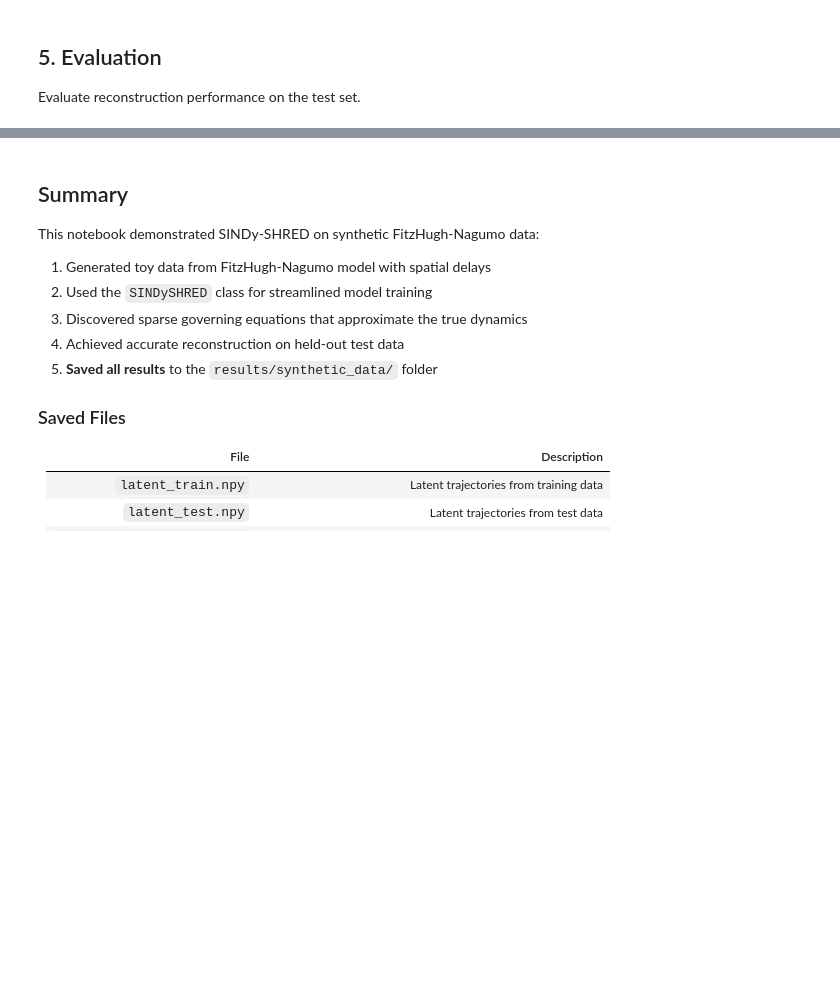
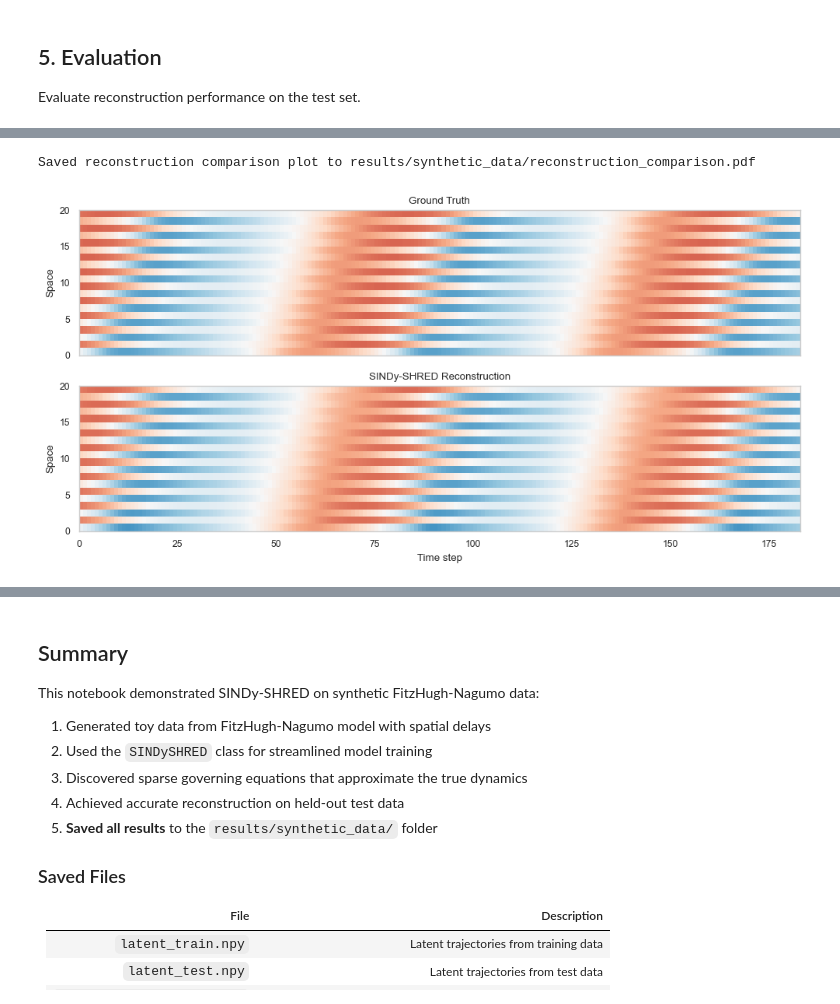
Before and after one commit to gaoliyao/sindy-shred, a Jupyter notebook: synthetic_data_analysis_detailed.ipynb, the cells around one changed output, grey strips where cells are left out. Cells and saved outputs as stored; diff of their text form; code cells hidden in the pictures; blank space fills up the shorter version.

```diff
--- a/synthetic_data_analysis_detailed.ipynb
+++ b/synthetic_data_analysis_detailed.ipynb
@@ -321,26 +382,35 @@ print(f"Test set relative reconstruction error: {relative_error:.4f}")
 # %%
 # Visualize reconstruction
 fig, axes = plt.subplots(2, 1, figsize=(10, 5), sharex=True)
 
 ax = axes[0]
 ax.pcolormesh(test_ground_truth.T, **pcolor_kwargs)
 ax.set_title("Ground Truth")
 ax.set_ylabel("Space")
 
 ax = axes[1]
 ax.pcolormesh(test_recons.T, **pcolor_kwargs)
 ax.set_title("SINDy-SHRED Reconstruction")
 ax.set_ylabel("Space")
 ax.set_xlabel("Time step")
 
 fig.tight_layout()
 
 # Save the reconstruction comparison plot
-fig.savefig(f"{RESULTS_DIR}/reconstruction_comparison.pdf", bbox_inches="tight", dpi=300)
-fig.savefig(f"{RESULTS_DIR}/reconstruction_comparison.png", bbox_inches="tight", dpi=300)
-print(f"Saved reconstruction comparison plot to {RESULTS_DIR}/reconstruction_comparison.pdf")
+fig.savefig(
+    f"{RESULTS_DIR}/reconstruction_comparison.pdf", bbox_inches="tight", dpi=300
+)
+fig.savefig(
+    f"{RESULTS_DIR}/reconstruction_comparison.png", bbox_inches="tight", dpi=300
+)
+print(
+    f"Saved reconstruction comparison plot to {RESULTS_DIR}/reconstruction_comparison.pdf"
+)
 
 plt.show()
+# %% [output]
+Saved reconstruction comparison plot to results/synthetic_data/reconstruction_comparison.pdf
+[figure, added]
 # %% [markdown]
 ### Sensor-Level Predictions
 
```
Also changed, not shown: parts of 15 cells of this notebook, 1 other file.
